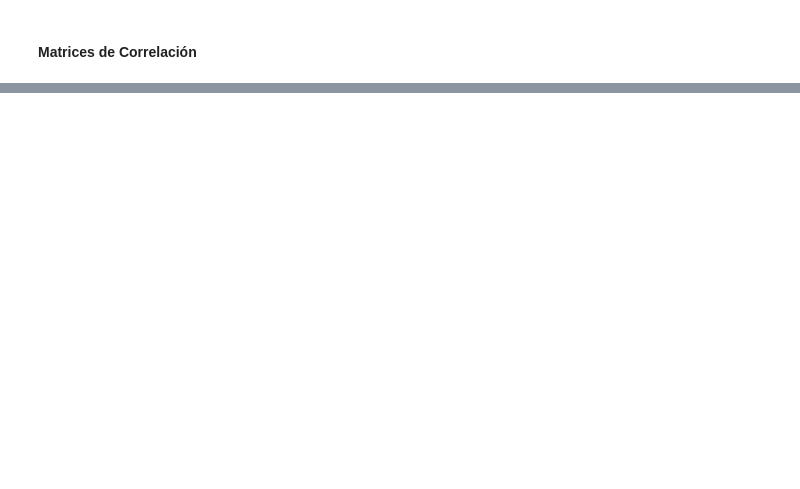
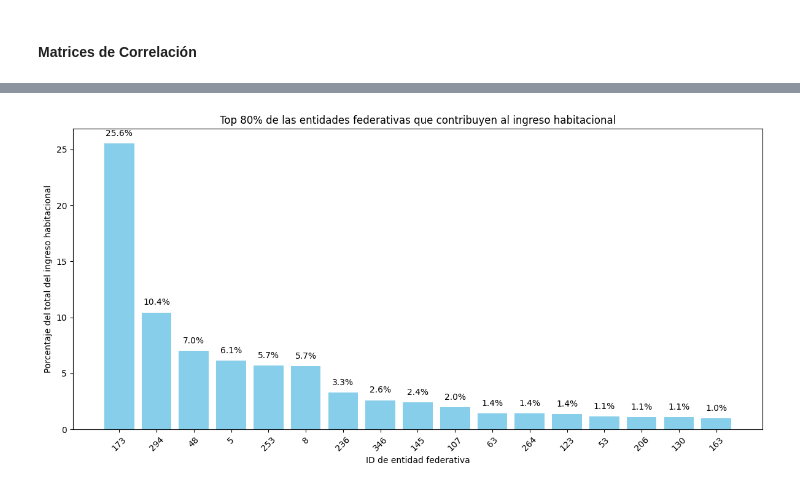
Before and after one commit to YuyoAndrade/time-series-analysis, a Jupyter notebook: eda/eda.ipynb, the cells around one changed output, grey strips where cells are left out. Saved outputs shown, nothing was run; the diff lists cells and outputs as text; code cells hidden in the pictures; blank space fills up the shorter version.

```diff
--- a/eda/eda.ipynb
+++ b/eda/eda.ipynb
@@ -173,0 +411,11 @@ for column in df_non_id.columns:
+# %%
+# Get the total sum of 'ing_hab' for all data
+total_sum = df_ent['ing_hab'].sum()
+# Get the sum of 'ing_hab' grouped by 'ID_Entidad_Fed'
+sum_by_entidad = df_ent.groupby('ID_Entidad_Fed')['ing_hab'].sum().reset_index()
+# Calculate the percentage of the total sum for each 'ID_Entidad_Fed'
+sum_by_entidad['percentage_of_total'] = (sum_by_entidad['ing_hab'] / total_sum) * 100
+# Sort by percentage in descending order
+sum_by_entidad = sum_by_entidad.sort_values(by='percentage_of_total', ascending=False)
+# Print the result
+sum_by_entidad
@@ -173,0 +436,9 @@ for column in df_non_id.columns:
+# %%
+# Calculate cumulative percentage
+sum_by_entidad['cumulative_percentage'] = sum_by_entidad['percentage_of_total'].cumsum()
+
+# Select the top entities that sum to 80% of 'ing_hab'
+top_80_percent = sum_by_entidad[sum_by_entidad['cumulative_percentage'] <= 80]
+
+# Print the result
+top_80_percent
@@ -173,0 +464,31 @@ for column in df_non_id.columns:
+# %%
+# Assuming previous code has been run and 'top_80_percent' DataFrame is available
+
+# Convert 'ID_Entidad_Fed' to string data type
+top_80_percent['ID_Entidad_Fed'] = top_80_percent['ID_Entidad_Fed'].astype(str)
+
+# Sort the data (optional)
+top_80_percent = top_80_percent.sort_values(by='percentage_of_total', ascending=False)
+
+# Plot a bar graph
+plt.figure(figsize=(12, 6))
+bars = plt.bar(top_80_percent['ID_Entidad_Fed'], top_80_percent['percentage_of_total'], color='skyblue')
+
+# Add percentage labels on top of each bar (optional)
+for bar, percentage in zip(bars, top_80_percent['percentage_of_total']):
+    yval = bar.get_height()
+    plt.text(bar.get_x() + bar.get_width()/2.0, yval + 0.5, f"{percentage:.1f}%", ha='center', va='bottom')
+
+# Add labels and title
+plt.xlabel('ID de entidad federativa')
+plt.ylabel('Porcentaje del total del ingreso habitacional')
+plt.title('Top 80% de las entidades federativas que contribuyen al ingreso habitacional')
+
+# Rotate x-axis labels if necessary
+plt.xticks(rotation=45)
+
+# Display the plot
+plt.tight_layout()
+plt.show()
+# %% [output]
+[figure, added]
```
Also changed, not shown: parts of 38 cells of this notebook.
